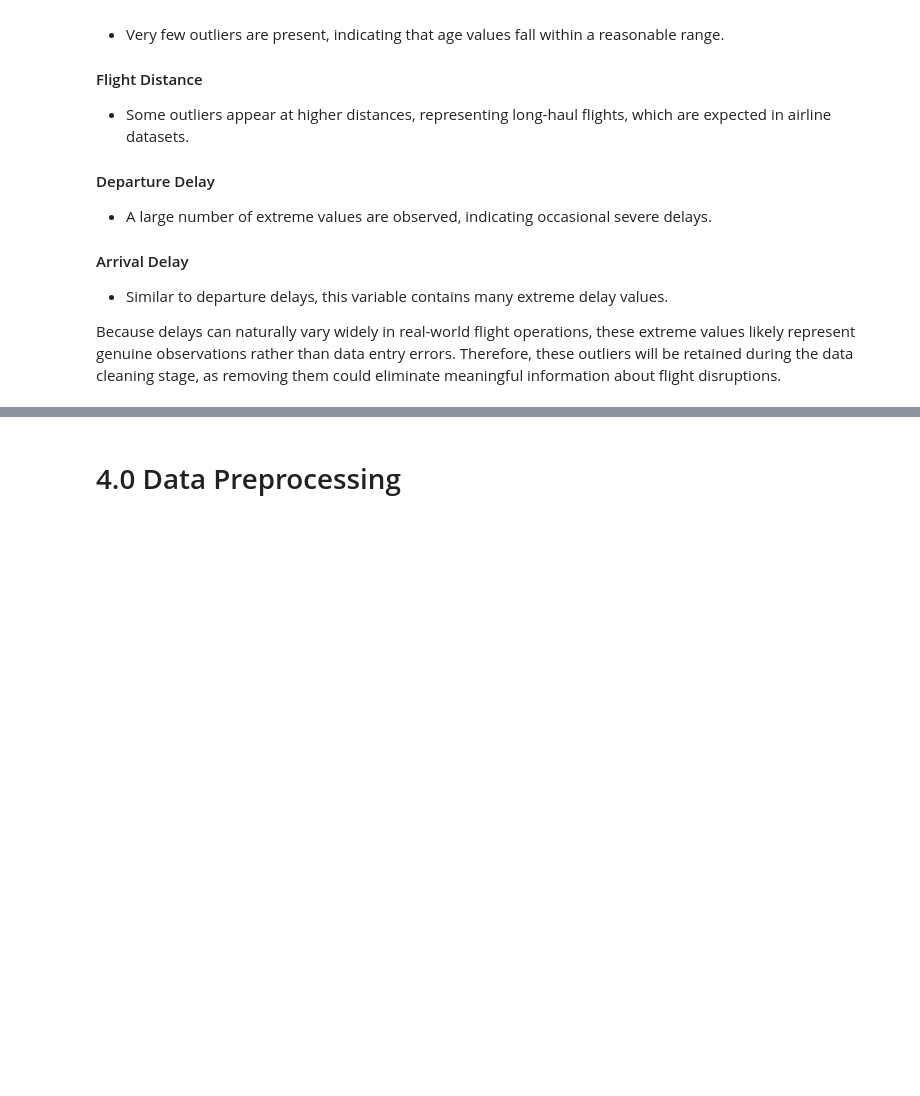
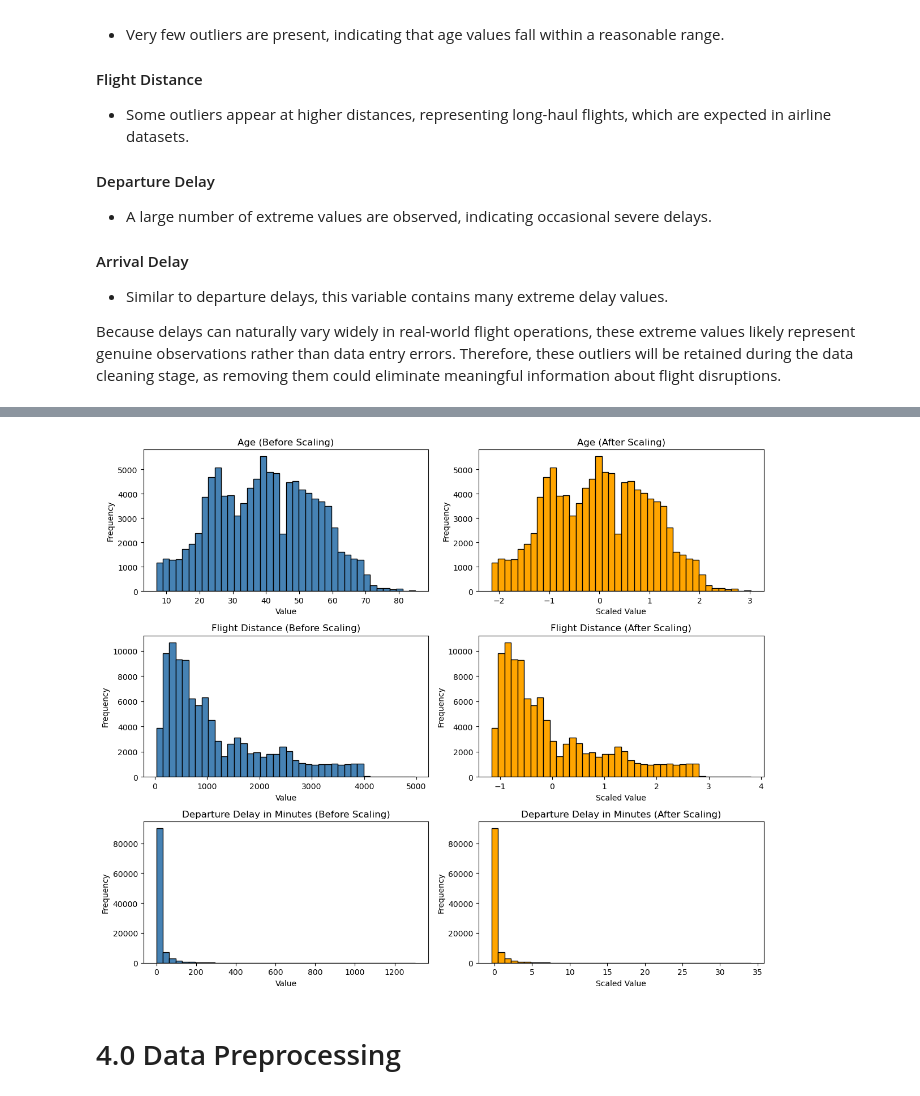
Before and after one commit to JuneHenia/Airline-Satisfaction-Prediction, a Jupyter notebook: Final project ML.ipynb, the cells around one changed output, grey strips where cells are left out. Saved outputs shown, nothing was run; the diff lists cells and outputs as text; code cells hidden in the pictures; blank space fills up the shorter version.

Commit message:
working on feature scaling

```diff
--- a/Final project ML.ipynb
+++ b/Final project ML.ipynb
@@ -513,0 +632,3 @@ Removing the ID Column
+# %%
+airline_df = airline_df.drop('Arrival Delay in Minutes', axis = 1)
+airline_df.columns
@@ -513,0 +646,7 @@ Removing the ID Column
+# %%
+# Splitting the dataset having the target variable, X and the features, y.
+
+X = airline_df.drop('satisfaction', axis=1)
+y = airline_df['satisfaction']
+# %%
+X_train, X_test, y_train, y_test = train_test_split(X, y, test_size = 0.2, random_state = 42, stratify = y)
@@ -514,3 +666,36 @@ Removing the ID Column
+# %%
+scale_cols = ['Age', 'Flight Distance', 'Departure Delay in Minutes']
+scaler = StandardScaler()
+
+# Standardizing the columns in the test and training sets
+X_train_scaled = scaler.fit_transform(X_train[scale_cols])
+X_test_scaled = scaler.transform(X_test[scale_cols])
+# %%
+X_train_scaled_df = pd.DataFrame(X_train_scaled, columns=scale_cols)
+X_test_scaled_df = pd.DataFrame(X_test_scaled, columns=scale_cols)
+
+plt.figure(figsize=(12,10))
+
+for i, col in enumerate(scale_cols):
+
+    # Before scaling
+    plt.subplot(3,2,2*i+1)
+    plt.hist(X_train[col], bins=40, color='steelblue', edgecolor='black')
+    plt.title(f"{col} (Before Scaling)")
+    plt.xlabel("Value")
+    plt.ylabel("Frequency")
+
+    # After scaling
+    plt.subplot(3,2,2*i+2)
+    plt.hist(X_train_scaled_df[col], bins=40, color='orange', edgecolor='black')
+    plt.title(f"{col} (After Scaling)")
+    plt.xlabel("Scaled Value")
+    plt.ylabel("Frequency")
+
+plt.tight_layout()
+plt.show()
+# %% [output]
+[figure, added]
 # %% [markdown]
 # 4.0 Data Preprocessing
 # %% [markdown]
```
Also changed, not shown: parts of 29 cells of this notebook.
